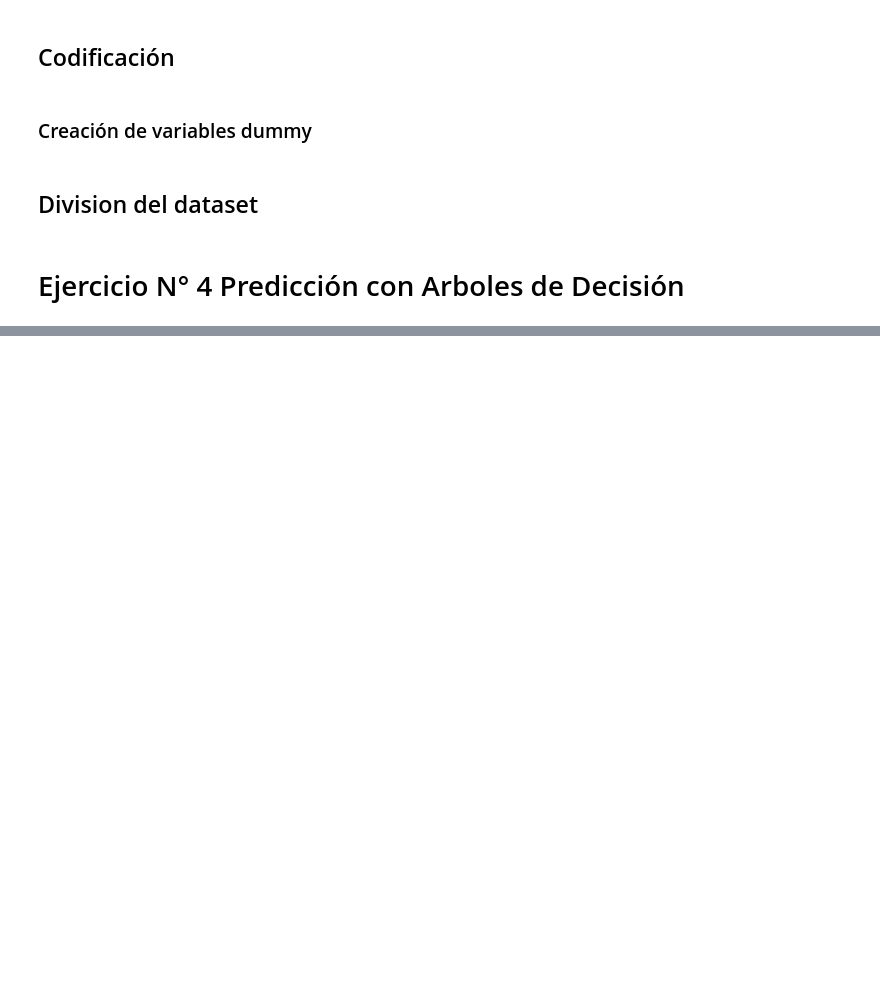
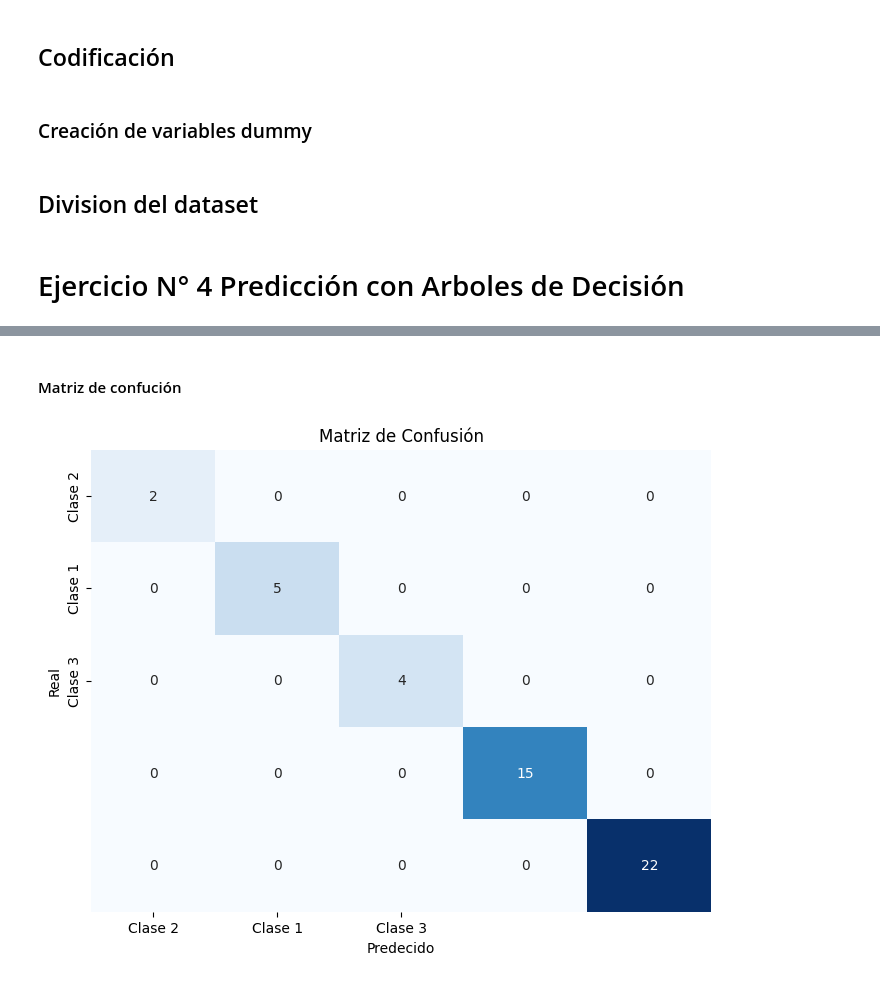
Before and after one commit to Kabarou/TP2_Mineria, a Jupyter notebook: tp2_mineria.ipynb, the cells around one changed output, grey strips where cells are left out. Cells and saved outputs as stored; diff of their text form; code cells hidden in the pictures; blank space fills up the shorter version.

```diff
--- a/tp2_mineria.ipynb
+++ b/tp2_mineria.ipynb
@@ -340,0 +434,16 @@ X_train, X_prueba, y_train, y_prueba = train_test_split(X_train, y_train, test_s
+# %% [markdown]
+#### Matriz de confución
+# %%
+confusion = confusion_matrix(y_prueba, best_prediction)
+
+plt.figure(figsize=(8, 6))
+sns.heatmap(confusion, annot=True, fmt='d', cmap='Blues',
+            xticklabels=['Clase 2', 'Clase 1', 'Clase 3'],
+            yticklabels=['Clase 2', 'Clase 1', 'Clase 3'],
+            cbar=False)
+plt.xlabel('Predecido')
+plt.ylabel('Real')
+plt.title('Matriz de Confusión')
+plt.show()
+# %% [output]
+[figure, added]
```
Also changed, not shown: parts of 14 cells of this notebook.
